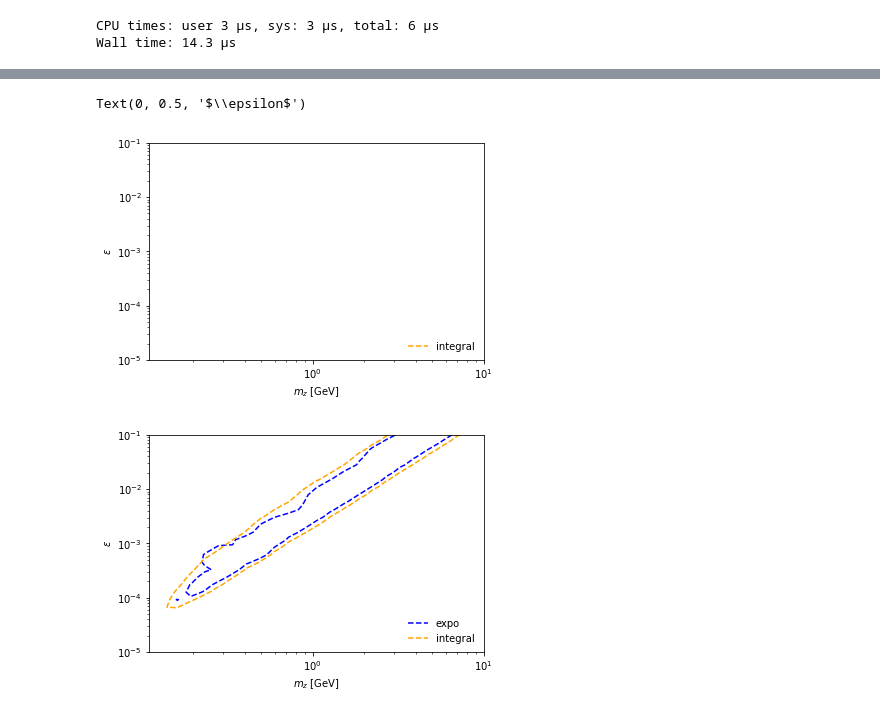
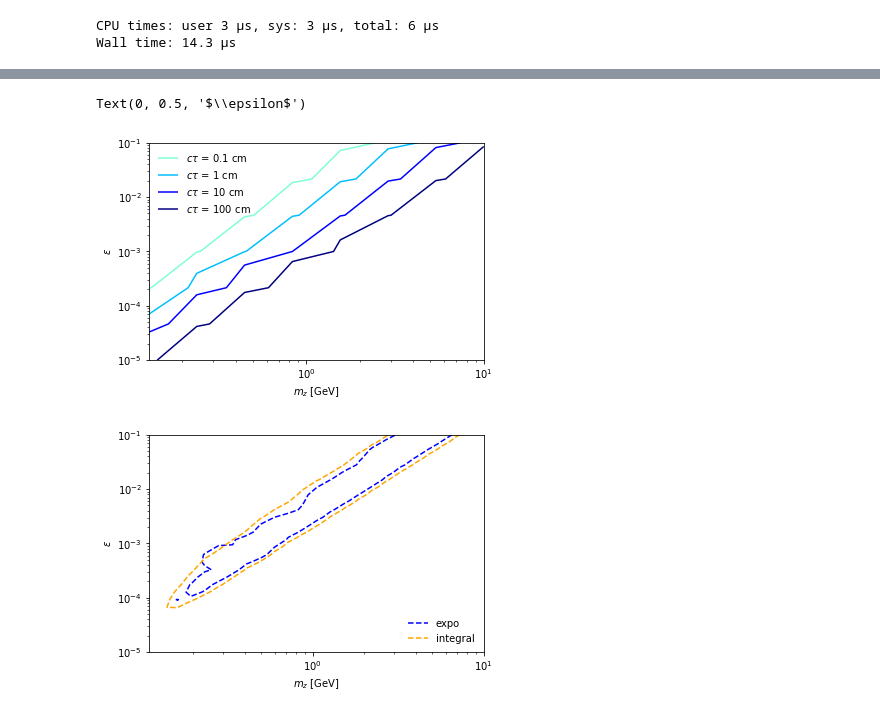
Before and after one commit to mhostert/dark-neutrinos-at-T2K, a Jupyter notebook: exp_analysis/6_heavy_nonminimal_visualisation.ipynb, the cells around one changed output, grey strips where cells are left out. Drawn from its saved outputs; the diff is of its cells as text; code cells hidden in the pictures.

```diff
--- a/exp_analysis/6_heavy_nonminimal_visualisation.ipynb
+++ b/exp_analysis/6_heavy_nonminimal_visualisation.ipynb
@@ -122,8 +126,8 @@ Text(0, 0.5, '$|U_{{\\mu 4}}|^2$')
 ## Dark photon plots
 # %%
 # setting
-mz = np.geomspace(0.11, my_exp_analyses[f'{hierarchy}_{D_or_M}_FHC'].mz_limits[1], 5)
-epsilon = np.geomspace(1e-5, 1e-1, 6)
+mz = np.geomspace(0.13, my_exp_analyses[f'{hierarchy}_{D_or_M}_FHC'].mz_limits[1], 8)
+epsilon = np.geomspace(1e-5, 1e-1, 7)
 # mz = np.geomspace(0.11, my_exp_analyses[f'{hierarchy}_{D_or_M}_FHC'].mz_limits[1], 10)
 # epsilon = np.geomspace(1e-5, 1e-1, 10)
 # mz = np.geomspace(0.11, 1, 5)
@@ -236,26 +202,23 @@ plt.title('FHC + RHC - old method')
 # %%
 # plot
-colors = ['blue', 'orange', 'green']
-contours = {}
-# contours['expo'] = plt.contour(mz, epsilon, dark_photons_constraints_expo[Ud4_2][0],
-#                                   levels=[levels[0.9]], colors=[colors[0]])
-contours['integral'] = plt.contour(mz, epsilon, dark_photons_constraints_integral[Ud4_2][0],
-                                  levels=[levels[0.9]], colors=[colors[1]])
-# contours['integral_last_layer_lead'] = plt.contour(mz, epsilon, dark_photons_constraints_integral_last_layer_lead[Ud4_2][0],
-#                                   levels=[levels[0.9]], colors=[colors[2]])
-plt.legend([cntr.legend_elements()[0][0] for cntr in contours.values()],
-           contours.keys(),
+lifetimes = [0.1, 1, 10, 100]
+colors = ['aquamarine', 'deepskyblue', 'blue', 'navy']
+contour = plt.contour(mz, epsilon, dark_photons_constraints_integral[1][3], levels=lifetimes, colors=colors)
+plt.contour(mz, epsilon, dark_photons_constraints_integral[1][0],
+                                  levels=[levels[0.9]], colors=['chocolate'])
+plt.legend(contour.legend_elements()[0],
+           [f'$c \\tau$ = {lifetime} cm' for lifetime in lifetimes],
            frameon=False,
-           loc='lower right')
+           loc='upper left')
 plt.loglog()
 plt.xlabel(r'$m_z$ [GeV]')
 plt.ylabel(r'$\epsilon$')
 
-# plt.savefig(save_folder + 'dark_photon_bounds_comparison_expo_integral.png', bbox_inches='tight', dpi=250)
-# plt.savefig(save_folder + 'dark_photon_bounds_comparison_expo_integral.pdf')
+# plt.savefig(save_folder + 'dark_photon_bounds_and_lifetime.png', bbox_inches='tight', dpi=250)
+# plt.savefig(save_folder + 'dark_photon_bounds_and_lifetime.pdf')
 # %% [output]
 Text(0, 0.5, '$\\epsilon$')
-[figure, old version]
+[figure, new version]
 # %%
 # old-plot
 colors = ['blue', 'orange', 'green']
```
Also changed, not shown: parts of 13 cells of this notebook.
